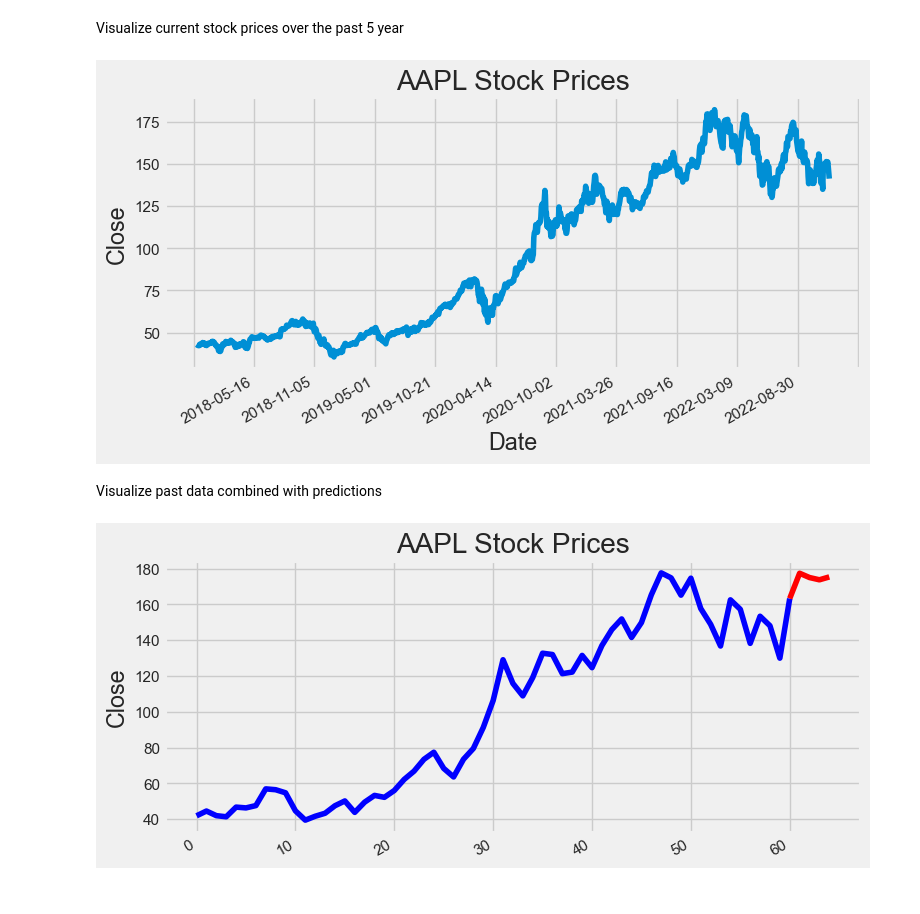
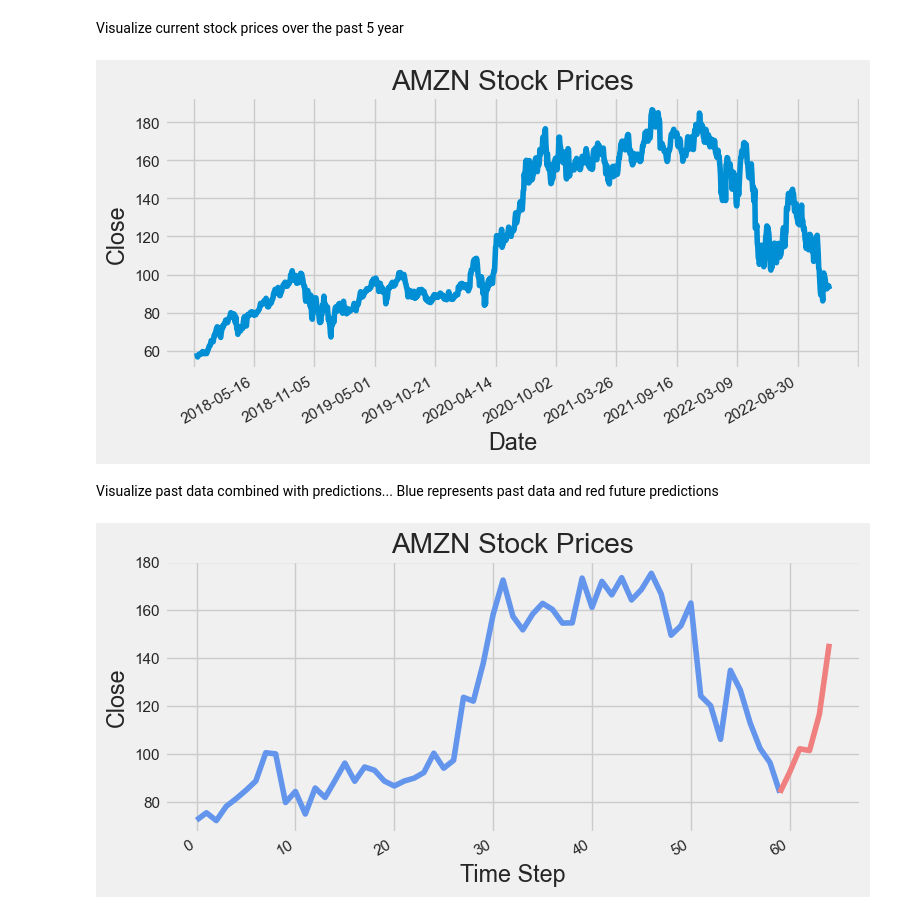
Before and after one commit to zapulam/StockPredictor, a Jupyter notebook: visualize.ipynb, the cells around one changed output. Cells and saved outputs as stored; diff of their text form; code cells hidden in the pictures.

Commit message:
update visualize notebook

```diff
--- a/visualize.ipynb
+++ b/visualize.ipynb
@@ -11,7 +11,7 @@ import matplotlib.dates as mdates
 # %% [markdown]
 Select stocks to visualize and predictions path if desired... *freq* must match predictions frequency
 # %%
-stocks = ['AAPL']
+stocks = ['AMZN']
 
 freq = 'monthly'
 
@@ -36,27 +36,28 @@ for x in stocks:
     plt.plot(data["Date"], data["Close"])
     plt.show()
 # %% [output]
-[figure, old version]
+[figure, new version]
 # %% [markdown]
-Visualize past data combined with predictions
+Visualize past data combined with predictions... Blue represents past data and red future predictions
 # %%
 %matplotlib inline
 sns.set()
 plt.style.use('fivethirtyeight')
 
 for x in stocks:
     predictions = pd.read_csv(os.path.join(preds, x + '.csv'))
     steps = len(predictions.index)
     data = pd.read_csv(os.path.join(freq + '_prices', x + '.csv'))
 
     all_data = pd.concat([data, predictions], ignore_index=True)
 
     plt.figure(figsize=(8, 4))
     plt.title("{x} Stock Prices".format(x=x))
     plt.gcf().autofmt_xdate()
     plt.ylabel("Close")
-    plt.plot(all_data.loc[0:len(data.index), "Close"], color='blue')
-    plt.plot(all_data.loc[len(data.index):,"Close"], color='red')
+    plt.xlabel("Time Step")
+    plt.plot(all_data.loc[0:len(data.index)-1, "Close"], color='cornflowerblue')
+    plt.plot(all_data.loc[len(data.index)-1:,"Close"], color='lightcoral')
     plt.show()
 # %% [output]
-[figure, old version]
+[figure, new version]
```
